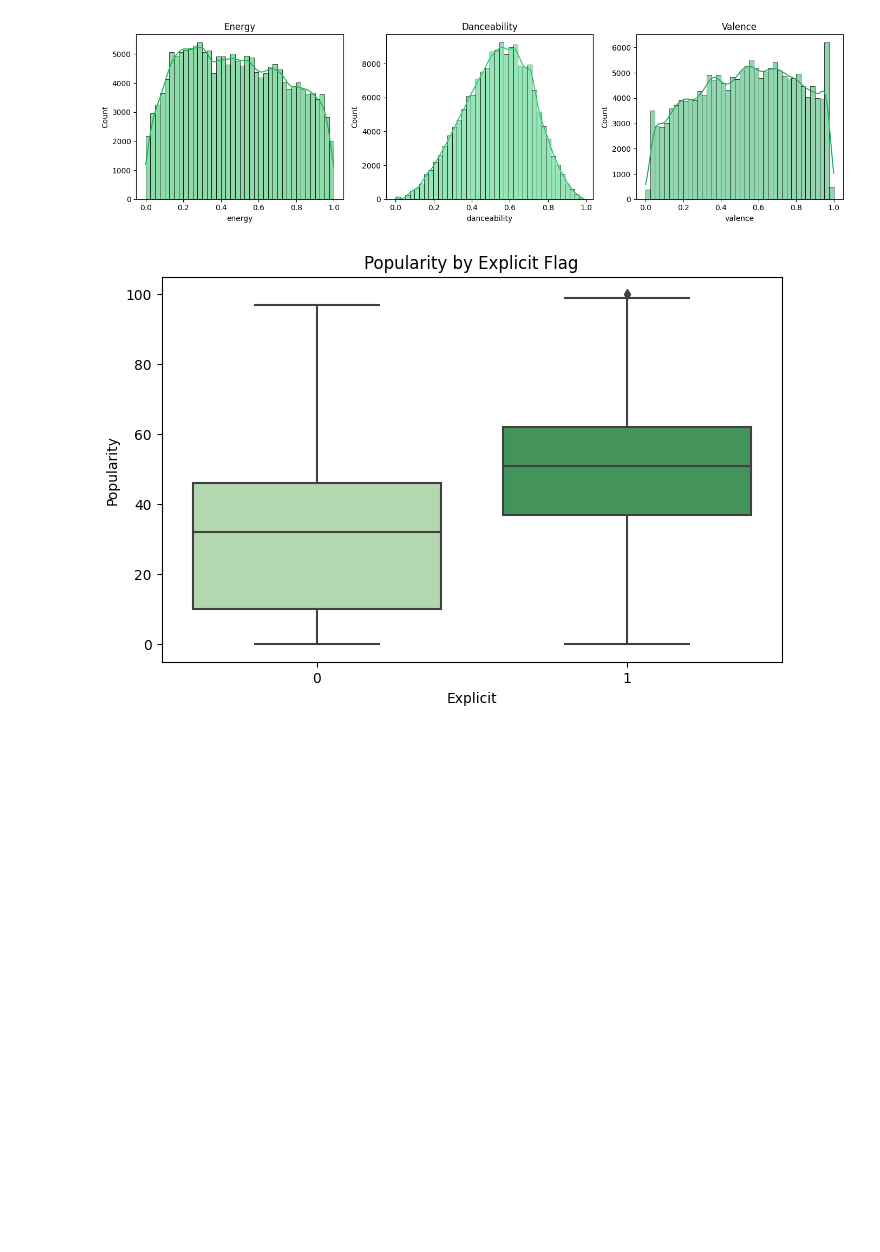
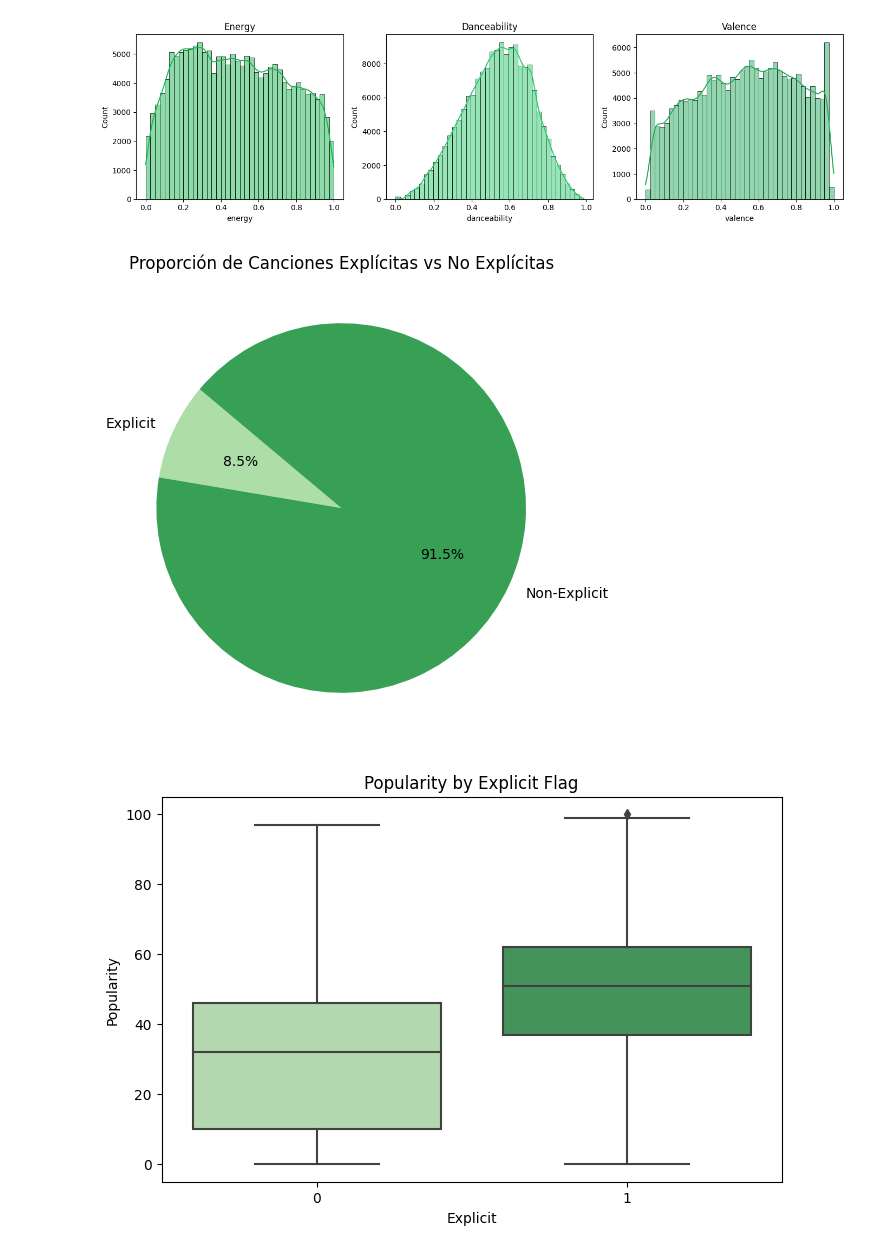
Before and after one commit to giandicla/TP2_APA, a Jupyter notebook: TP_EDA.ipynb, the cells around one changed output. Cells and saved outputs as stored; diff of their text form; code cells hidden in the pictures; blank space fills up the shorter version.

```diff
--- a/TP_EDA.ipynb
+++ b/TP_EDA.ipynb
@@ -179,6 +185,17 @@ plt.tight_layout()
 plt.show()
 # %% [output]
 [figure]
+# %%
+# Proporción de canciones explícitas vs no explícitas
+labels = ['Explicit', 'Non-Explicit']
+sizes = [df['explicit'].sum(), len(df) - df['explicit'].sum()]
+colors = sns.color_palette("Greens", 2)
+plt.figure(figsize=(6,6))
+plt.pie(sizes, labels=labels, colors=colors, autopct='%1.1f%%', startangle=140)
+plt.title('Proporción de Canciones Explícitas vs No Explícitas')
+plt.show()
+# %% [output]
+[figure, added]
 # %%
 # Boxplot: popularidad por explicit (0/1)
 plt.figure(figsize=(8,5))
```
Also changed, not shown: parts of 11 cells of this notebook, 3 other files.
